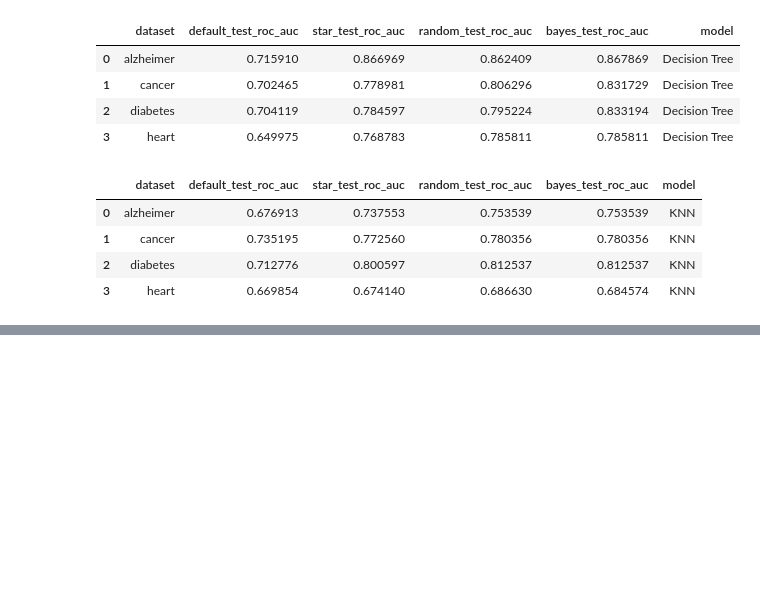
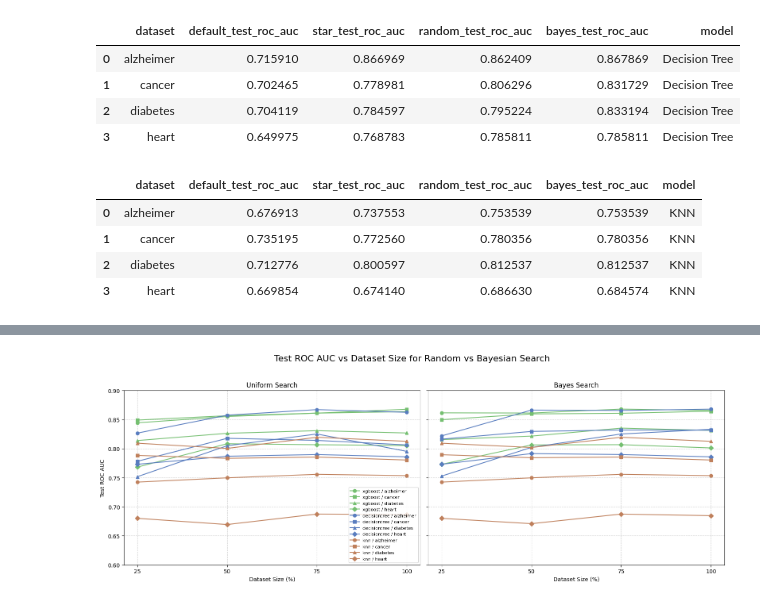
Before and after one commit to zielinskim04/HyperparameterTunability, a Jupyter notebook: ResultsAnalysis.ipynb, the cells around one changed output, grey strips where cells are left out. Cells and saved outputs as stored; diff of their text form; code cells hidden in the pictures; blank space fills up the shorter version.

```diff
--- a/ResultsAnalysis.ipynb
+++ b/ResultsAnalysis.ipynb
@@ -225,0 +349,41 @@ KNN: p-value = 1.0000
+# %%
+methods = combined['method'].unique()
+models = combined['model'].unique()
+datasets = combined['dataset'].unique()
+
+colors = ['#75BF71', '#597DBF', '#BF805C']
+markers = ['o', 's', '^', 'D', 'x']
+
+fig, axes = plt.subplots(1, 2, figsize=(16, 6), sharey=True)
+
+for ax, method in zip(axes, methods):
+    for i, model in enumerate(models):
+        for j, dataset in enumerate(datasets):
+            subset = combined[(combined['method'] == method) &
+                              (combined['model'] == model) &
+                              (combined['dataset'] == dataset)]
+            subset = subset.sort_values('size')
+            ax.plot(
+                subset['size'],
+                subset['test_roc_auc'],
+                color=colors[i],
+                marker=markers[j % len(markers)],
+                linestyle='-',
+                label=f"{model} / {dataset}"
+            )
+    ax.set_title(f"{method.capitalize()} Search")
+    ax.set_xlabel("Dataset Size (%)")
+    ax.set_xticks([25, 50, 75, 100])
+    ax.set_ylim(0, 1)
+    axes[0].set_ylim(0.6, 0.9)
+    axes[1].set_ylim(0.6, 0.9)
+    ax.grid(True, linestyle='--', alpha=0.6)
+
+
+axes[0].set_ylabel("Test ROC AUC")
+axes[0].legend(loc='lower right', fontsize=8)
+plt.suptitle("Test ROC AUC vs Dataset Size for Random vs Bayesian Search", fontsize=16)
+plt.tight_layout(rect=[0, 0, 1, 0.95])
+plt.show()
+# %% [output]
+[figure, added]
```
Also changed, not shown: parts of 20 cells of this notebook, 6 other files.
